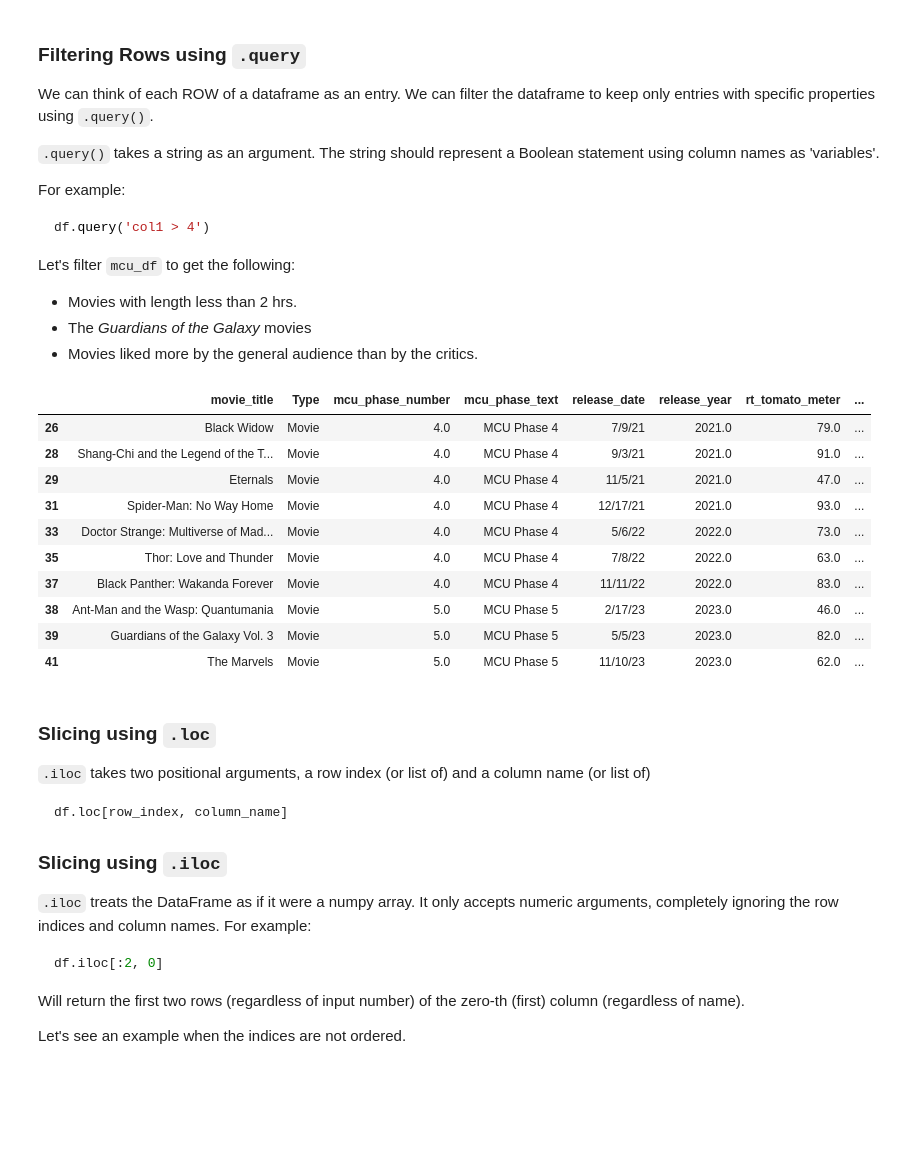
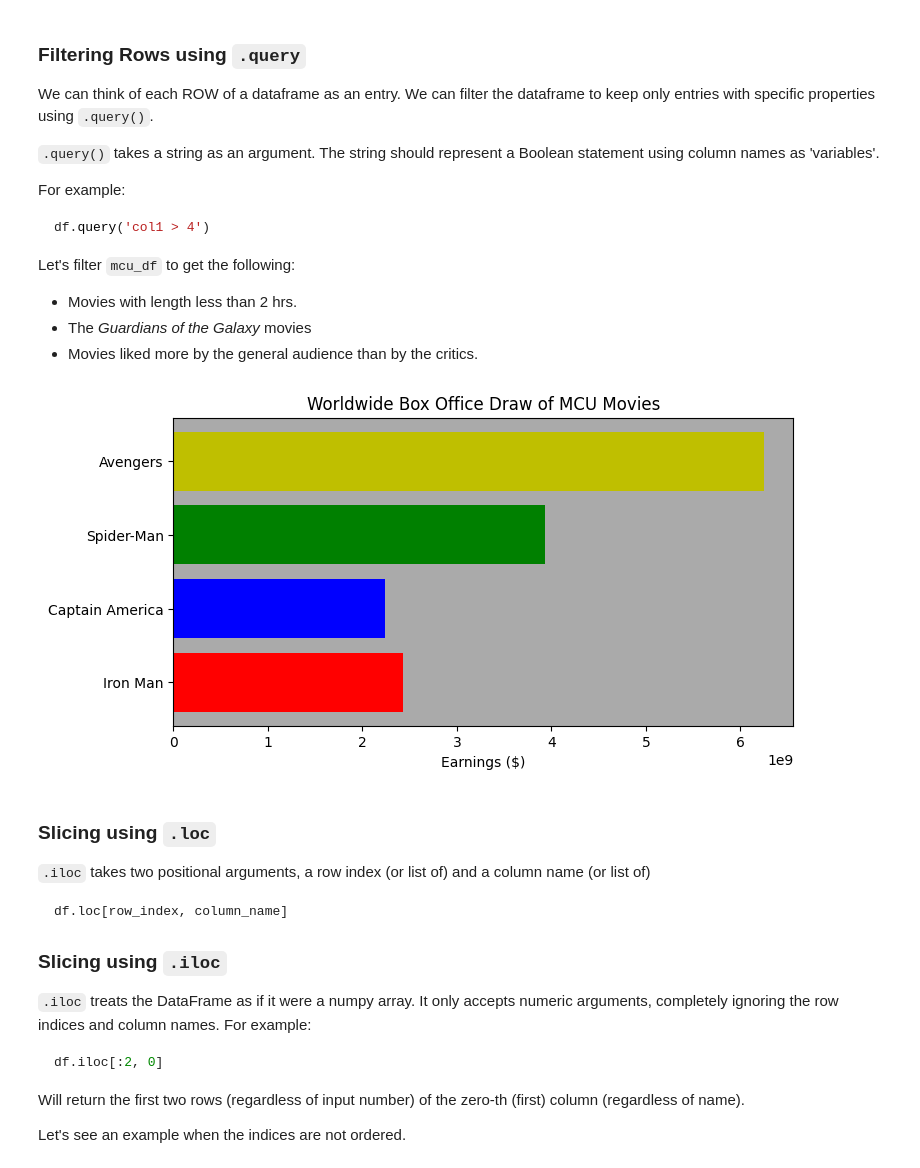
Before and after one commit to GettysburgDataScience/DS256-Notes, a Jupyter notebook: _sources/04_Pandas/01_pandas_intro.ipynb, the cells around one changed output. Saved outputs shown, nothing was run; the diff lists cells and outputs as text; code cells hidden in the pictures; blank space fills up the shorter version.

```diff
--- a/_sources/04_Pandas/01_pandas_intro.ipynb
+++ b/_sources/04_Pandas/01_pandas_intro.ipynb
@@ -135,20 +135,37 @@ Let's filter `mcu_df` to get the following:
  - Movies liked more by the general audience than by the critics.
 # %%
 mcu_post_covid = mcu_df.query('release_year >= 2021 and Type == "Movie"')
-# %%
-mcu_post_covid
-# %% [output]
-|  | movie_title | Type | mcu_phase_number | mcu_phase_text | release_date | release_year | rt_tomato_meter | ... |
-| 26 | Black Widow | Movie | 4.0 | MCU Phase 4 | 7/9/21 | 2021.0 | 79.0 | ... |
-| 28 | Shang-Chi and the Legend of the T... | Movie | 4.0 | MCU Phase 4 | 9/3/21 | 2021.0 | 91.0 | ... |
-| 29 | Eternals | Movie | 4.0 | MCU Phase 4 | 11/5/21 | 2021.0 | 47.0 | ... |
-| 31 | Spider-Man: No Way Home | Movie | 4.0 | MCU Phase 4 | 12/17/21 | 2021.0 | 93.0 | ... |
-| 33 | Doctor Strange: Multiverse of Mad... | Movie | 4.0 | MCU Phase 4 | 5/6/22 | 2022.0 | 73.0 | ... |
-| 35 | Thor: Love and Thunder | Movie | 4.0 | MCU Phase 4 | 7/8/22 | 2022.0 | 63.0 | ... |
-| 37 | Black Panther: Wakanda Forever | Movie | 4.0 | MCU Phase 4 | 11/11/22 | 2022.0 | 83.0 | ... |
-| 38 | Ant-Man and the Wasp: Quantumania | Movie | 5.0 | MCU Phase 5 | 2/17/23 | 2023.0 | 46.0 | ... |
-| 39 | Guardians of the Galaxy Vol. 3 | Movie | 5.0 | MCU Phase 5 | 5/5/23 | 2023.0 | 82.0 | ... |
-| 41 | The Marvels | Movie | 5.0 | MCU Phase 5 | 11/10/23 | 2023.0 | 62.0 | ... |
+# %%
+# Find all movies critics prefered over audiences
+mcu_df.query('rt_audience_score < rt_tomato_meter')
+
+iron = mcu_df.query('movie_title.str.startswith("Iron Man")')
+capt = mcu_df.query('movie_title.str.startswith("Captain America")')
+spider = mcu_df.query('movie_title.str.startswith("Spider")')
+avengers = mcu_df.query('movie_title.str.startswith("Avengers")')
+# %%
+iron_wwbo = iron['worldwide'].sum()
+capt_wwbo = capt['worldwide'].sum()
+spider_wwbo = spider['worldwide'].sum()
+avengers_wwbo = avengers['worldwide'].sum()
+# %%
+
+fig, ax = plt.subplots(1, 1, figsize = (8,4))
+
+ax.barh(y = ['Iron Man', 'Captain America', 'Spider-Man', 'Avengers'],
+        width = [iron_wwbo, capt_wwbo, spider_wwbo, avengers_wwbo],
+        color = ['r', 'b', 'g', 'y']
+       )
+
+ax.set(
+    title = 'Worldwide Box Office Draw of MCU Movies',
+    xlabel = 'Earnings ($)',
+    facecolor = '#aaaaaa'
+)
+
+plt.show()
+# %% [output]
+[figure, added]
 # %% [markdown]
 ### Slicing using `.loc`
 
```
Also changed, not shown: 12 other files.
